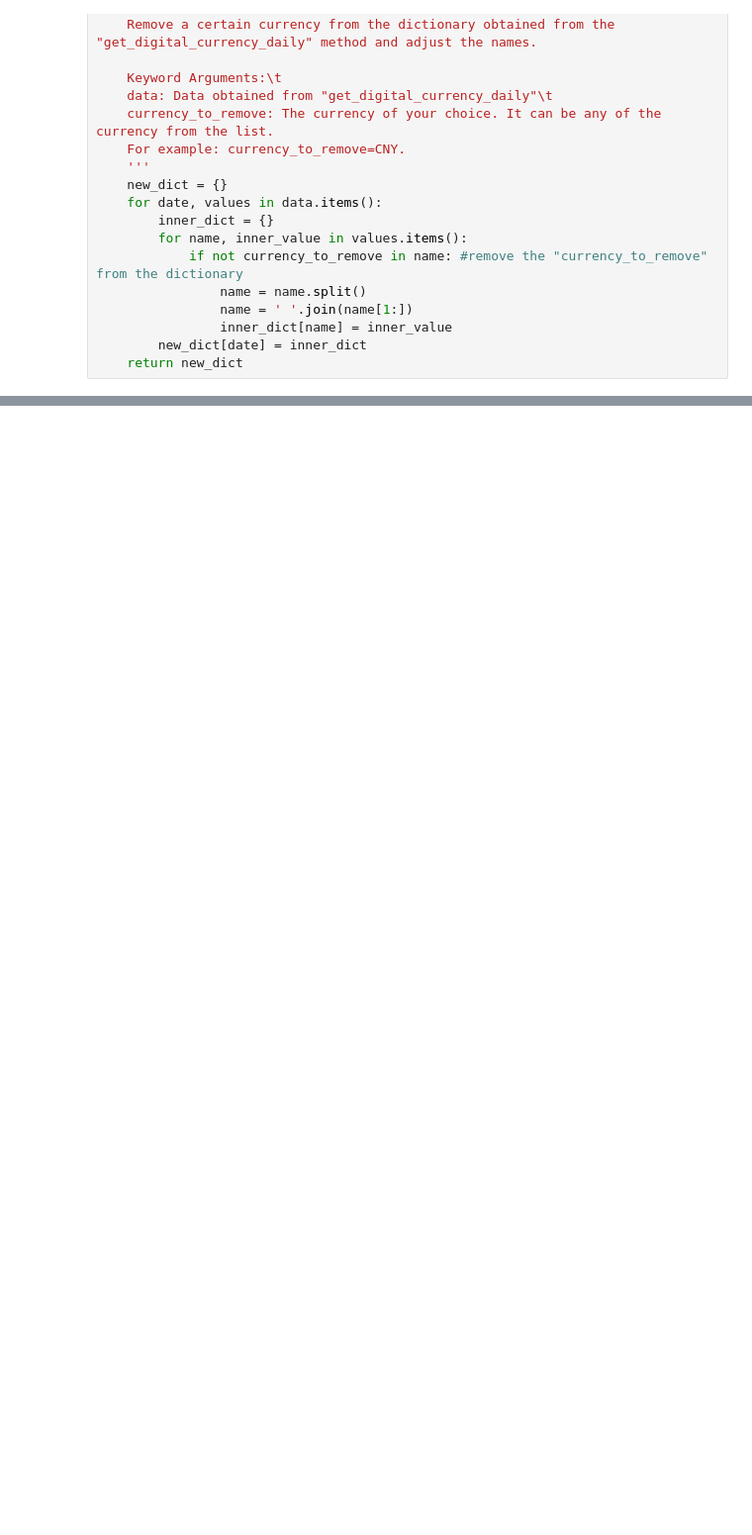
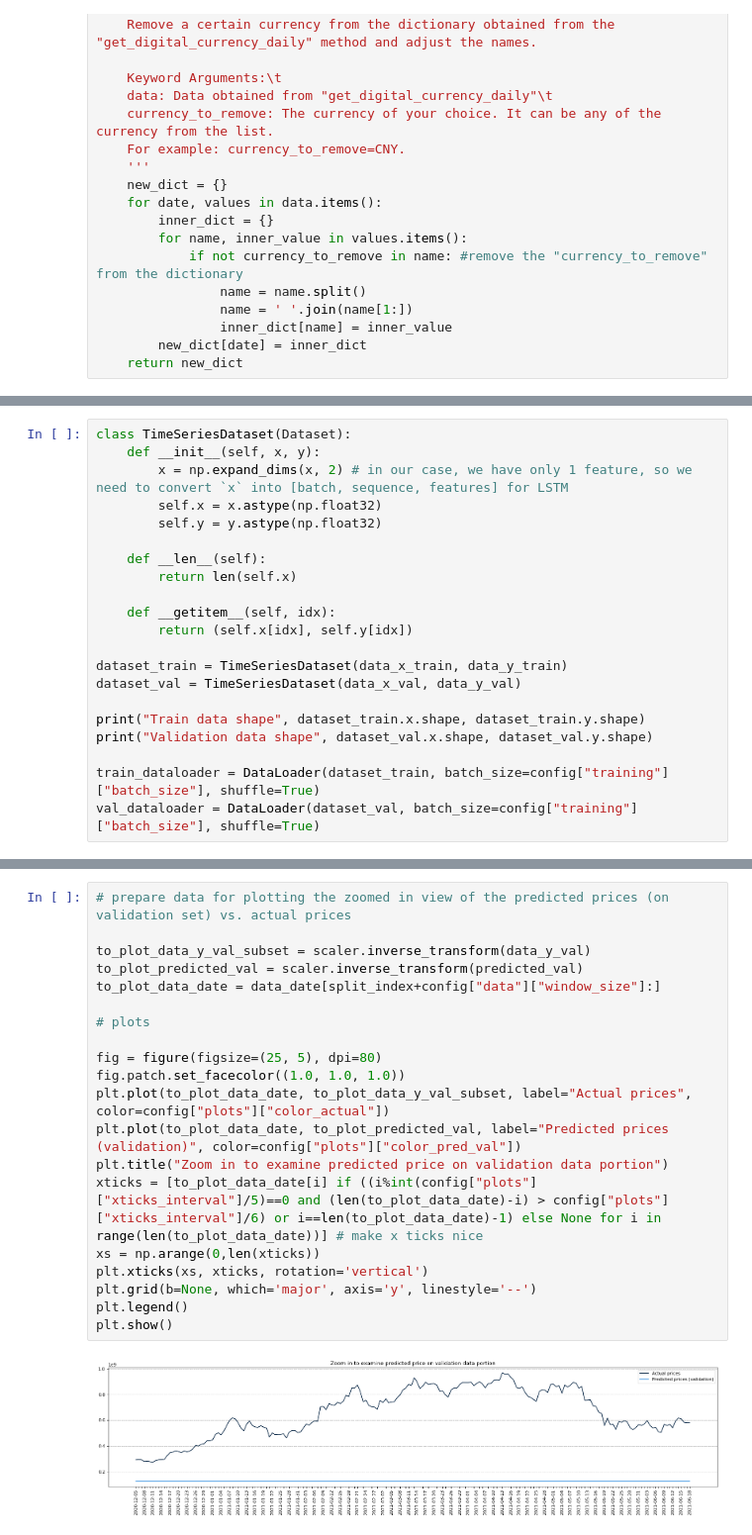
Before and after one commit to leodrivera/Cripto_Modelling, a Jupyter notebook: Cripto_Prediction.ipynb, the cells around one changed output, grey strips where cells are left out. Shown at 99% size. Drawn from its saved outputs; the diff is of its cells as text; blank space fills up the shorter version.

```diff
--- a/Cripto_Prediction.ipynb
+++ b/Cripto_Prediction.ipynb
@@ -259,0 +287,21 @@ normalized_data_close_price = scaler.fit_transform(data_close_price)
+# %%
+class TimeSeriesDataset(Dataset):
+    def __init__(self, x, y):
+        x = np.expand_dims(x, 2) # in our case, we have only 1 feature, so we need to convert `x` into [batch, sequence, features] for LSTM
+        self.x = x.astype(np.float32)
+        self.y = y.astype(np.float32)
+
+    def __len__(self):
+        return len(self.x)
+
+    def __getitem__(self, idx):
+        return (self.x[idx], self.y[idx])
+
+dataset_train = TimeSeriesDataset(data_x_train, data_y_train)
+dataset_val = TimeSeriesDataset(data_x_val, data_y_val)
+
+print("Train data shape", dataset_train.x.shape, dataset_train.y.shape)
+print("Validation data shape", dataset_val.x.shape, dataset_val.y.shape)
+
+train_dataloader = DataLoader(dataset_train, batch_size=config["training"]["batch_size"], shuffle=True)
+val_dataloader = DataLoader(dataset_val, batch_size=config["training"]["batch_size"], shuffle=True)
@@ -259,0 +472,22 @@ normalized_data_close_price = scaler.fit_transform(data_close_price)
+# %%
+# prepare data for plotting the zoomed in view of the predicted prices (on validation set) vs. actual prices
+
+to_plot_data_y_val_subset = scaler.inverse_transform(data_y_val)
+to_plot_predicted_val = scaler.inverse_transform(predicted_val)
+to_plot_data_date = data_date[split_index+config["data"]["window_size"]:]
+
+# plots
+
+fig = figure(figsize=(25, 5), dpi=80)
+fig.patch.set_facecolor((1.0, 1.0, 1.0))
+plt.plot(to_plot_data_date, to_plot_data_y_val_subset, label="Actual prices", color=config["plots"]["color_actual"])
+plt.plot(to_plot_data_date, to_plot_predicted_val, label="Predicted prices (validation)", color=config["plots"]["color_pred_val"])
+plt.title("Zoom in to examine predicted price on validation data portion")
+xticks = [to_plot_data_date[i] if ((i%int(config["plots"]["xticks_interval"]/5)==0 and (len(to_plot_data_date)-i) > config["plots"]["xticks_interval"]/6) or i==len(to_plot_data_date)-1) else None for i in range(len(to_plot_data_date))] # make x ticks nice
+xs = np.arange(0,len(xticks))
+plt.xticks(xs, xticks, rotation='vertical')
+plt.grid(b=None, which='major', axis='y', linestyle='--')
+plt.legend()
+plt.show()
+# %% [output]
+[figure, added]
```
Also changed, not shown: parts of 10 cells of this notebook.
